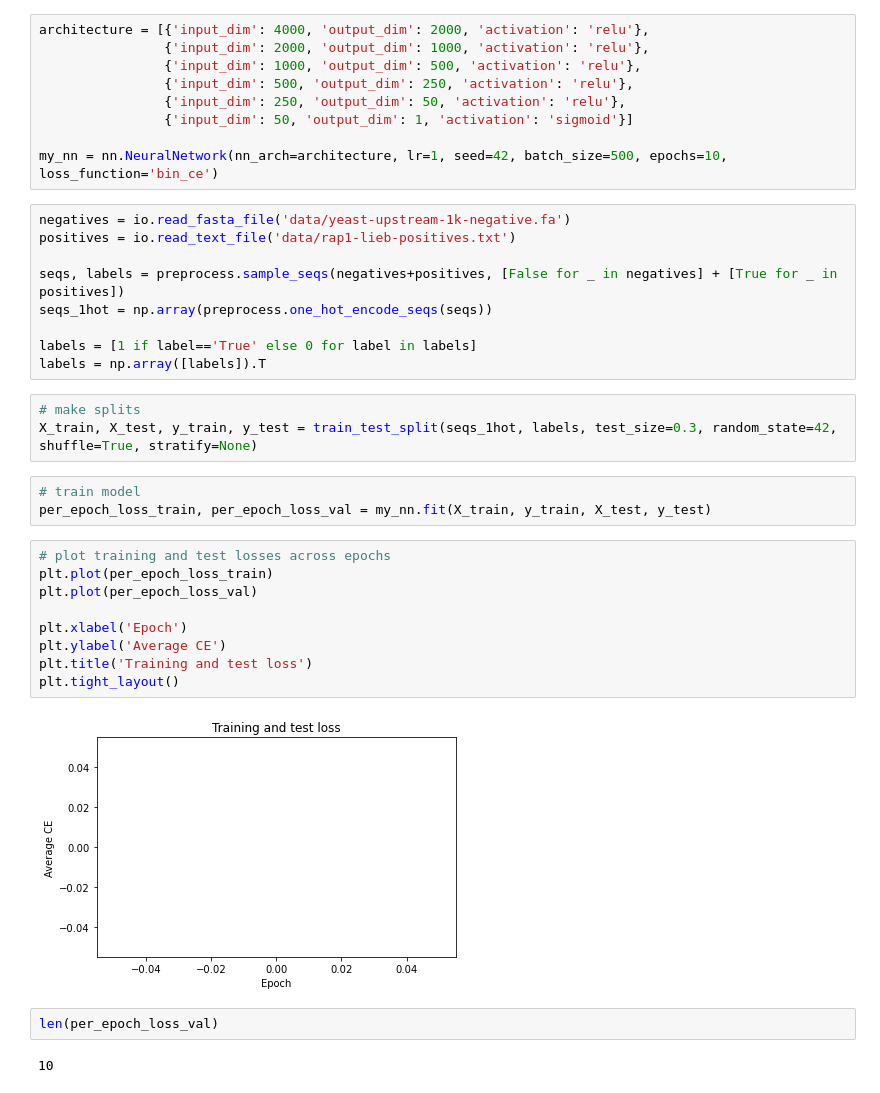
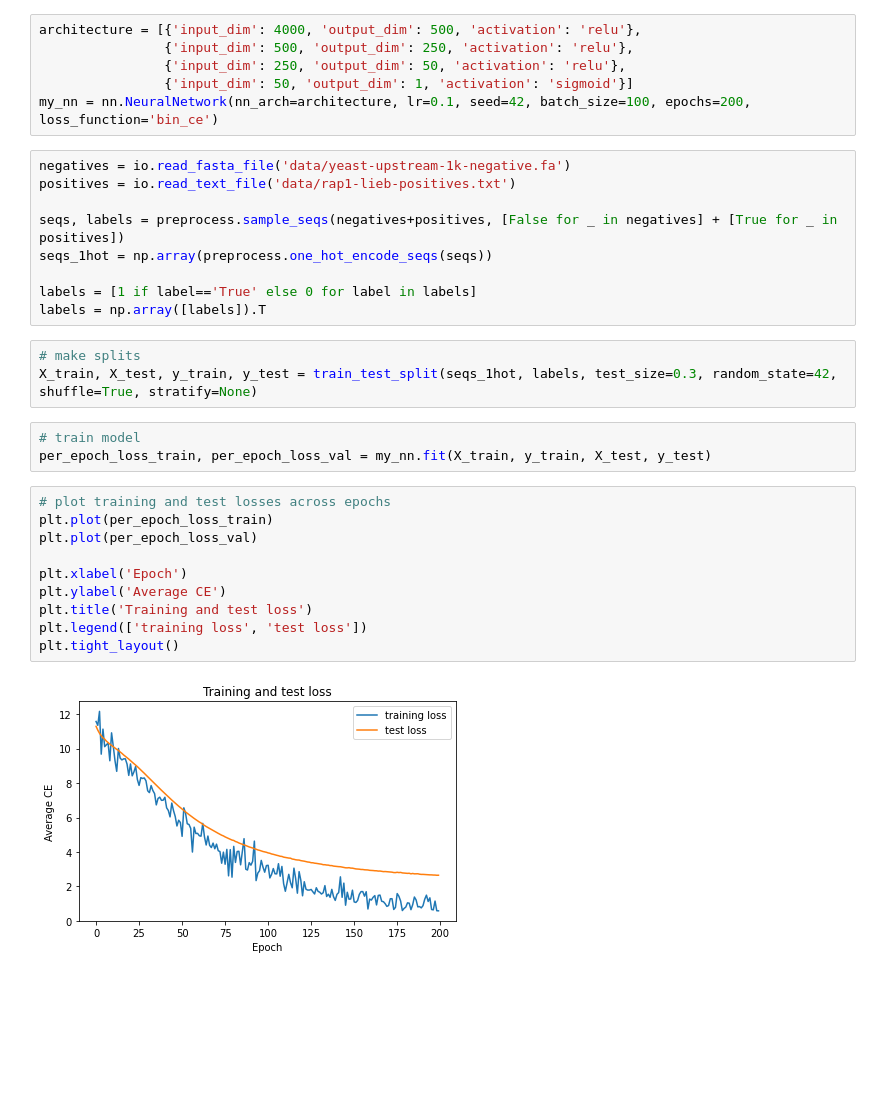
Before and after one commit to drumyerscough/final-nn, a Jupyter notebook: classifier.ipynb, the cells around one changed output. Drawn from its saved outputs; the diff is of its cells as text; blank space fills up the shorter version.

```diff
--- a/classifier.ipynb
+++ b/classifier.ipynb
@@ -10,14 +10,11 @@ from sklearn.metrics import RocCurveDisplay
 import matplotlib as mpl
 import matplotlib.pyplot as plt
 # %%
-architecture = [{'input_dim': 4000, 'output_dim': 2000, 'activation': 'relu'},
-                {'input_dim': 2000, 'output_dim': 1000, 'activation': 'relu'},
-                {'input_dim': 1000, 'output_dim': 500, 'activation': 'relu'},
+architecture = [{'input_dim': 4000, 'output_dim': 500, 'activation': 'relu'},
                 {'input_dim': 500, 'output_dim': 250, 'activation': 'relu'},
                 {'input_dim': 250, 'output_dim': 50, 'activation': 'relu'},
                 {'input_dim': 50, 'output_dim': 1, 'activation': 'sigmoid'}]
-
-my_nn = nn.NeuralNetwork(nn_arch=architecture, lr=1, seed=42, batch_size=500, epochs=10, loss_function='bin_ce')
+my_nn = nn.NeuralNetwork(nn_arch=architecture, lr=0.1, seed=42, batch_size=100, epochs=200, loss_function='bin_ce')
 # %%
 negatives = io.read_fasta_file('data/yeast-upstream-1k-negative.fa')
 positives = io.read_text_file('data/rap1-lieb-positives.txt')
@@ -27,24 +24,21 @@ seqs_1hot = np.array(preprocess.one_hot_encode_seqs(seqs))
 
 labels = [1 if label=='True' else 0 for label in labels]
 labels = np.array([labels]).T
-# %%
-# make splits
-X_train, X_test, y_train, y_test = train_test_split(seqs_1hot, labels, test_size=0.3, random_state=42, shuffle=True, stratify=None)
+# %%
+# make splits
+X_train, X_test, y_train, y_test = train_test_split(seqs_1hot, labels, test_size=0.3, random_state=42, shuffle=True, stratify=None)
 # %%
 # train model
 per_epoch_loss_train, per_epoch_loss_val = my_nn.fit(X_train, y_train, X_test, y_test)
 # %%
 # plot training and test losses across epochs
 plt.plot(per_epoch_loss_train)
 plt.plot(per_epoch_loss_val)
 
 plt.xlabel('Epoch')
 plt.ylabel('Average CE')
 plt.title('Training and test loss')
+plt.legend(['training loss', 'test loss'])
 plt.tight_layout()
 # %% [output]
-[figure, old version]
+[figure, new version]
-# %%
-len(per_epoch_loss_val)
-# %% [output]
-10
```
Also changed, not shown: parts of 4 cells of this notebook, 4 other files.
